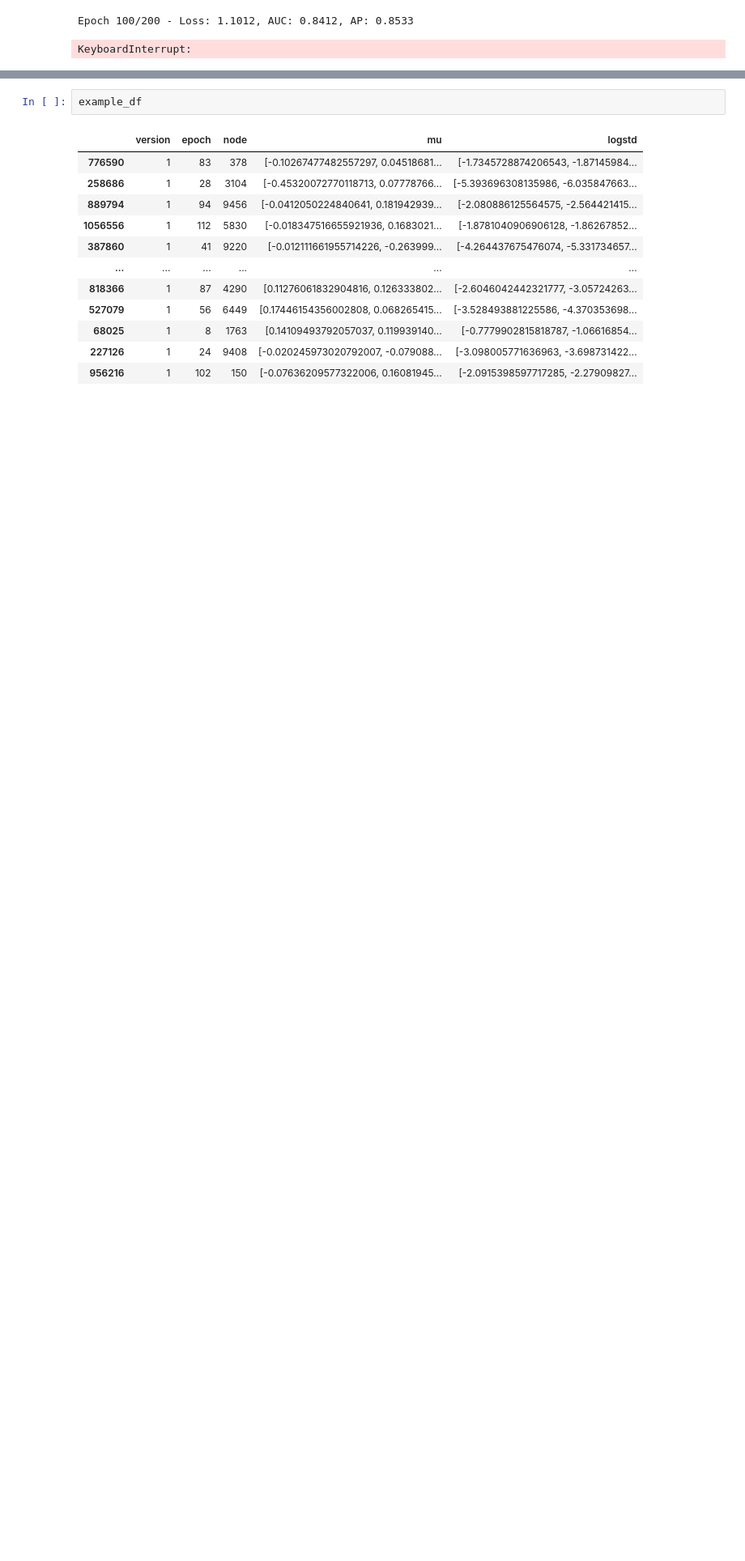
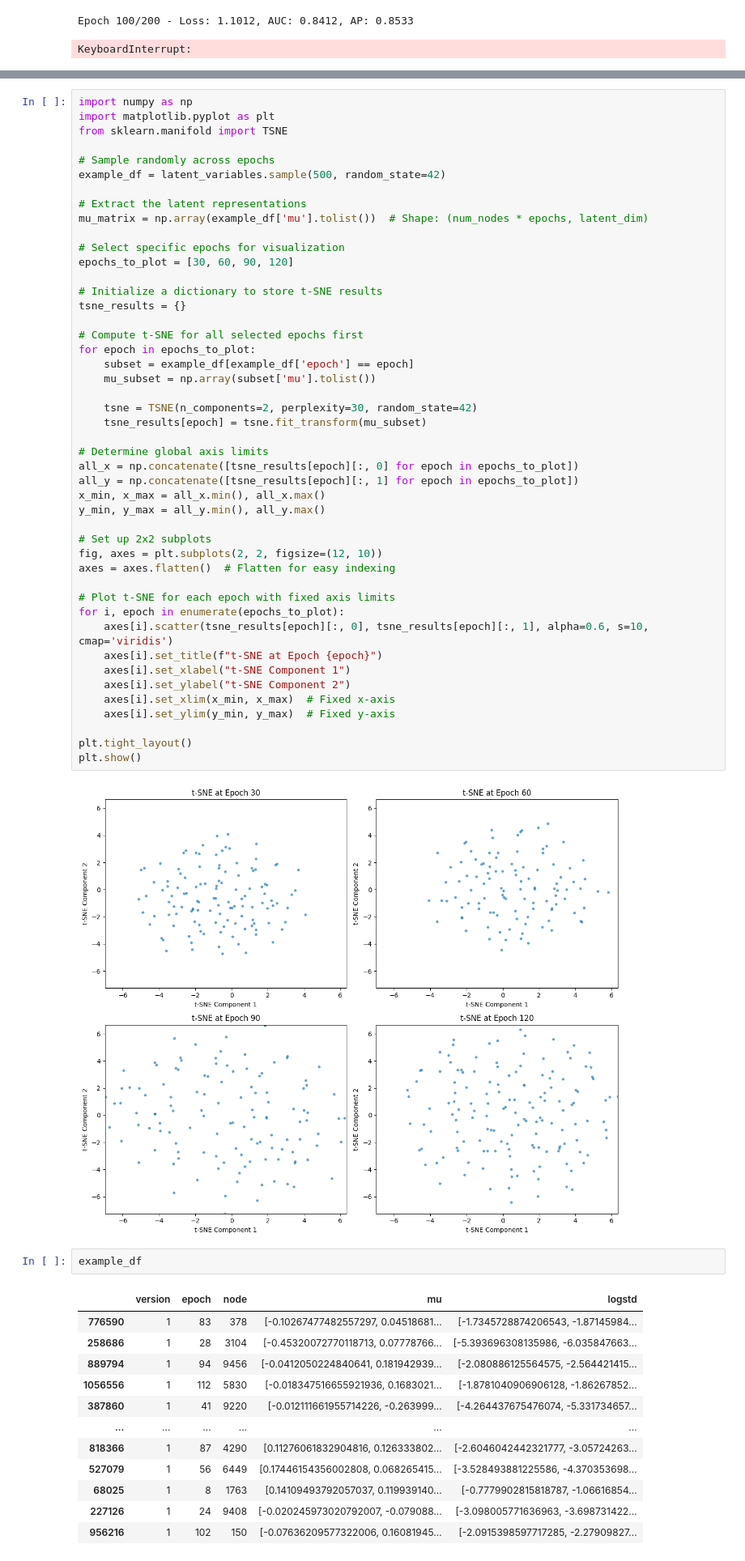
Before and after one commit to EliteApex/PPI-OMEGA, a Jupyter notebook: src/pilot_with_features.ipynb, the cells around one changed output, grey strips where cells are left out. Shown at 81% size. Cells and saved outputs as stored; diff of their text form; blank space fills up the shorter version.

```diff
--- a/src/pilot_with_features.ipynb
+++ b/src/pilot_with_features.ipynb
@@ -375,3 +404,51 @@ plt.show()
+# %%
+import numpy as np
+import matplotlib.pyplot as plt
+from sklearn.manifold import TSNE
+
+# Sample randomly across epochs
+example_df = latent_variables.sample(500, random_state=42)
+
+# Extract the latent representations
+mu_matrix = np.array(example_df['mu'].tolist())  # Shape: (num_nodes * epochs, latent_dim)
+
+# Select specific epochs for visualization
+epochs_to_plot = [30, 60, 90, 120]
+
+# Initialize a dictionary to store t-SNE results
+tsne_results = {}
+
+# Compute t-SNE for all selected epochs first
+for epoch in epochs_to_plot:
+    subset = example_df[example_df['epoch'] == epoch]
+    mu_subset = np.array(subset['mu'].tolist())
+
+    tsne = TSNE(n_components=2, perplexity=30, random_state=42)
+    tsne_results[epoch] = tsne.fit_transform(mu_subset)
+
+# Determine global axis limits
+all_x = np.concatenate([tsne_results[epoch][:, 0] for epoch in epochs_to_plot])
+all_y = np.concatenate([tsne_results[epoch][:, 1] for epoch in epochs_to_plot])
+x_min, x_max = all_x.min(), all_x.max()
+y_min, y_max = all_y.min(), all_y.max()
+
+# Set up 2x2 subplots
+fig, axes = plt.subplots(2, 2, figsize=(12, 10))
+axes = axes.flatten()  # Flatten for easy indexing
+
+# Plot t-SNE for each epoch with fixed axis limits
+for i, epoch in enumerate(epochs_to_plot):
+    axes[i].scatter(tsne_results[epoch][:, 0], tsne_results[epoch][:, 1], alpha=0.6, s=10, cmap='viridis')
+    axes[i].set_title(f"t-SNE at Epoch {epoch}")
+    axes[i].set_xlabel("t-SNE Component 1")
+    axes[i].set_ylabel("t-SNE Component 2")
+    axes[i].set_xlim(x_min, x_max)  # Fixed x-axis
+    axes[i].set_ylim(y_min, y_max)  # Fixed y-axis
+
+plt.tight_layout()
+plt.show()
+# %% [output]
+[figure, added]
 # %%
 example_df
 # %% [output]
```
Also changed, not shown: parts of 6 cells of this notebook, 1 other file.
